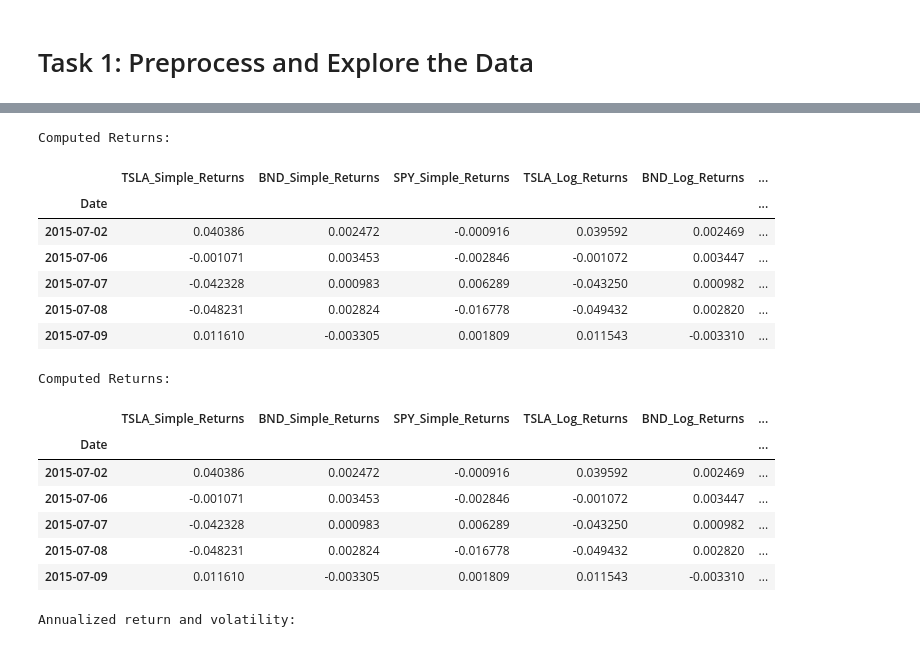
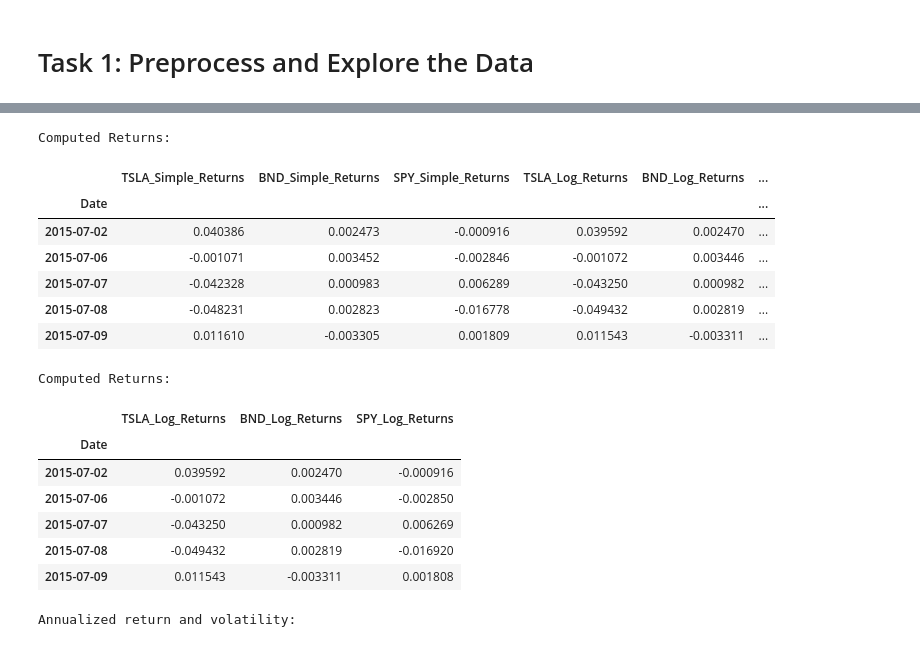
Before and after one commit to Addisu22/Time-Series-Forecasting-for-Portfolio-Management-Optimization, a Jupyter notebook: Notebooks/Preprocess_Explore_Data.ipynb, the cells around one changed output, grey strips where cells are left out. Cells and saved outputs as stored; diff of their text form; code cells hidden in the pictures.

```diff
--- a/Notebooks/Preprocess_Explore_Data.ipynb
+++ b/Notebooks/Preprocess_Explore_Data.ipynb
@@ -130,31 +130,31 @@ Downloaded Data shape: (2535, 3)
 # %%
 # Example usage:
-returns_df = compute_returns(df)
+returns_df = compute_returns(df)[0]
 print("Computed Returns:")
 display(returns_df.head())
 # %% [output]
 Computed Returns:
 |  | TSLA_Simple_Returns | BND_Simple_Returns | SPY_Simple_Returns | TSLA_Log_Returns | BND_Log_Returns | ... |
 | Date |  |  |  |  |  | ... |
-| 2015-07-02 | 0.040386 | 0.002472 | -0.000916 | 0.039592 | 0.002469 | ... |
-| 2015-07-06 | -0.001071 | 0.003453 | -0.002846 | -0.001072 | 0.003447 | ... |
+| 2015-07-02 | 0.040386 | 0.002473 | -0.000916 | 0.039592 | 0.002470 | ... |
+| 2015-07-06 | -0.001071 | 0.003452 | -0.002846 | -0.001072 | 0.003446 | ... |
 | 2015-07-07 | -0.042328 | 0.000983 | 0.006289 | -0.043250 | 0.000982 | ... |
-| 2015-07-08 | -0.048231 | 0.002824 | -0.016778 | -0.049432 | 0.002820 | ... |
-| 2015-07-09 | 0.011610 | -0.003305 | 0.001809 | 0.011543 | -0.003310 | ... |
+| 2015-07-08 | -0.048231 | 0.002823 | -0.016778 | -0.049432 | 0.002819 | ... |
+| 2015-07-09 | 0.011610 | -0.003305 | 0.001809 | 0.011543 | -0.003311 | ... |
 # %%
 # Example usage:
-log_returns_df = compute_returns(df)
+log_returns_df = compute_returns(df)[1]
 print("Computed Returns:")
 display(log_returns_df.head())
 # %% [output]
 Computed Returns:
-|  | TSLA_Simple_Returns | BND_Simple_Returns | SPY_Simple_Returns | TSLA_Log_Returns | BND_Log_Returns | ... |
-| Date |  |  |  |  |  | ... |
-| 2015-07-02 | 0.040386 | 0.002472 | -0.000916 | 0.039592 | 0.002469 | ... |
-| 2015-07-06 | -0.001071 | 0.003453 | -0.002846 | -0.001072 | 0.003447 | ... |
-| 2015-07-07 | -0.042328 | 0.000983 | 0.006289 | -0.043250 | 0.000982 | ... |
-| 2015-07-08 | -0.048231 | 0.002824 | -0.016778 | -0.049432 | 0.002820 | ... |
-| 2015-07-09 | 0.011610 | -0.003305 | 0.001809 | 0.011543 | -0.003310 | ... |
+|  | TSLA_Log_Returns | BND_Log_Returns | SPY_Log_Returns |
+| Date |  |  |  |
+| 2015-07-02 | 0.039592 | 0.002470 | -0.000916 |
+| 2015-07-06 | -0.001072 | 0.003446 | -0.002850 |
+| 2015-07-07 | -0.043250 | 0.000982 | 0.006269 |
+| 2015-07-08 | -0.049432 | 0.002819 | -0.016920 |
+| 2015-07-09 | 0.011543 | -0.003311 | 0.001808 |
 # %%
 # Example usage:
 summary_stats = calculate_annualized_stats(returns_df)
```
Also changed, not shown: parts of 6 cells of this notebook.
